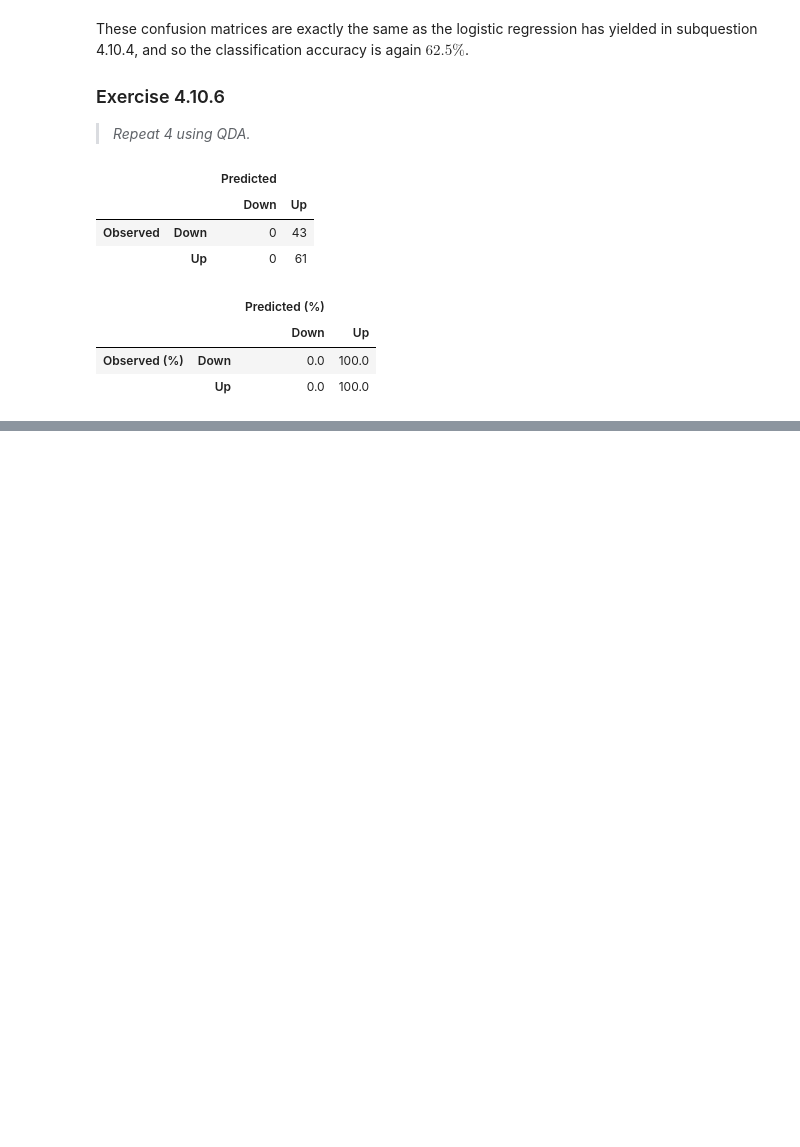
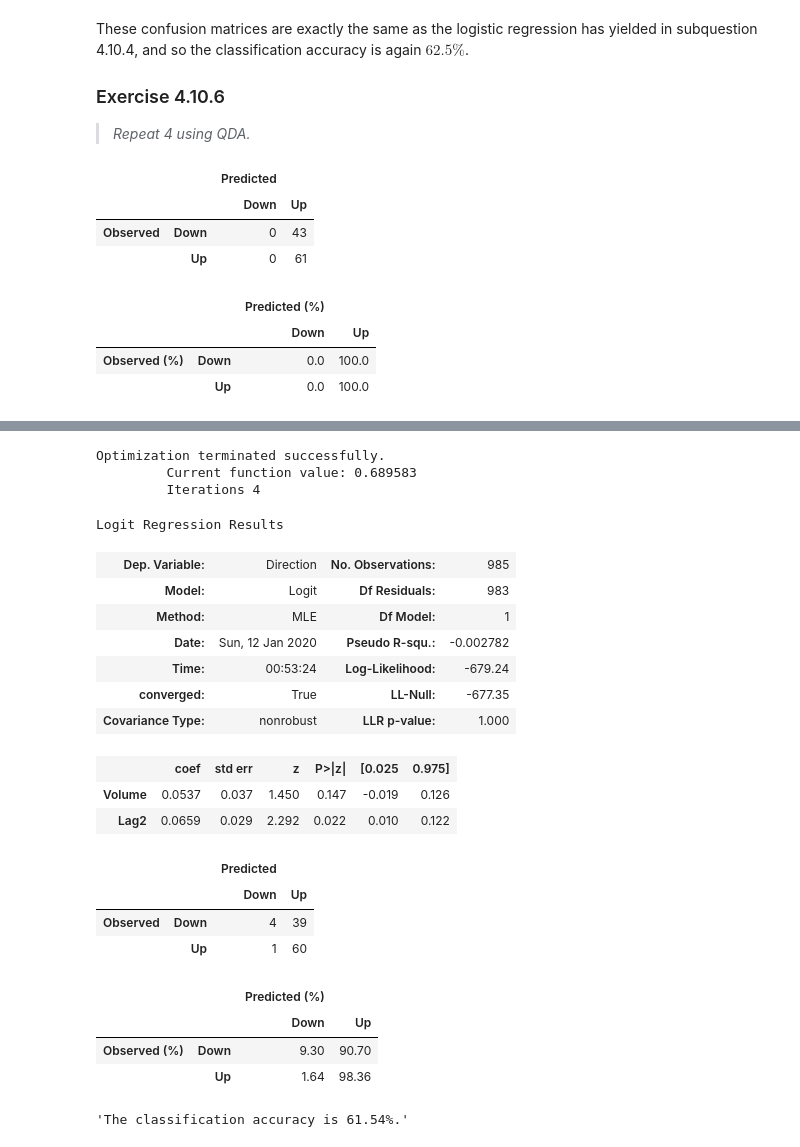
Before and after one commit to HerrBroekman/Python-solutions-for-An-Introduction-to-Statistical-Learning, a Jupyter notebook: Chapter4/Exercise10/4_10.ipynb, the cells around one changed output, grey strips where cells are left out. Saved outputs shown, nothing was run; the diff lists cells and outputs as text; code cells hidden in the pictures; blank space fills up the shorter version.

```diff
--- a/Chapter4/Exercise10/4_10.ipynb
+++ b/Chapter4/Exercise10/4_10.ipynb
@@ -238,0 +319,49 @@ Experiment with different combinations of predictors, including possible transfo
+# %%
+targetColumn = ['Direction']
+descriptiveColumns = ['Volume', 'Lag2']
+df_X_train = df[descriptiveColumns].loc[1990:2008]
+df_Y_train = df[targetColumn].loc[1990:2008]
+df_X_test = df[descriptiveColumns].loc[2009:2010]
+df_Y_test = df[targetColumn].loc[2009:2010]
+
+model = sm.Logit(df_Y_train, df_X_train)
+fitted = model.fit()
+fitted.summary()
+
+sr_Y_pred = fitted.predict(df_X_test)
+df_Y_test_and_pred = pd.DataFrame({
+    'Observed': df_Y_test['Direction'],
+    'Predicted': np.where(sr_Y_pred > 0.5, 1, 0),
+})
+df_confusion, df_confusion_pct = createConfusionMatrixFromOutOfSampleData(df=df_Y_test_and_pred, binaryMap={0: 'Down', 1: 'Up'})
+df_confusion
+df_confusion_pct.round(2)
+
+confusion_matrix = df_confusion.to_numpy()
+TN, FP, FN, TP = confusion_matrix[0, 0], confusion_matrix[0, 1], confusion_matrix[1, 0], confusion_matrix[1, 1]
+class_acc = 100 * ((TP + TN) / (TN + FP + FN + TP))
+f'The classification accuracy is {class_acc:.2f}%.'
+# %% [output]
+Optimization terminated successfully.
+         Current function value: 0.689583
+         Iterations 4
+Logit Regression Results
+| Dep. Variable: | Direction | No. Observations: | 985 |
+| Model: | Logit | Df Residuals: | 983 |
+| Method: | MLE | Df Model: | 1 |
+| Date: | Sun, 12 Jan 2020 | Pseudo R-squ.: | -0.002782 |
+| Time: | 00:53:24 | Log-Likelihood: | -679.24 |
+| converged: | True | LL-Null: | -677.35 |
+| Covariance Type: | nonrobust | LLR p-value: | 1.000 |
+|  | coef | std err | z | P>|z| | [0.025 | 0.975] |
+| Volume | 0.0537 | 0.037 | 1.450 | 0.147 | -0.019 | 0.126 |
+| Lag2 | 0.0659 | 0.029 | 2.292 | 0.022 | 0.010 | 0.122 |
+|  |  | Predicted |  |
+|  |  | Down | Up |
+| Observed | Down | 4 | 39 |
+|  | Up | 1 | 60 |
+|  |  | Predicted (%) |  |
+|  |  | Down | Up |
+| Observed (%) | Down | 9.30 | 90.70 |
+|  | Up | 1.64 | 98.36 |
+'The classification accuracy is 61.54%.'
```
Also changed, not shown: parts of 17 cells of this notebook.
